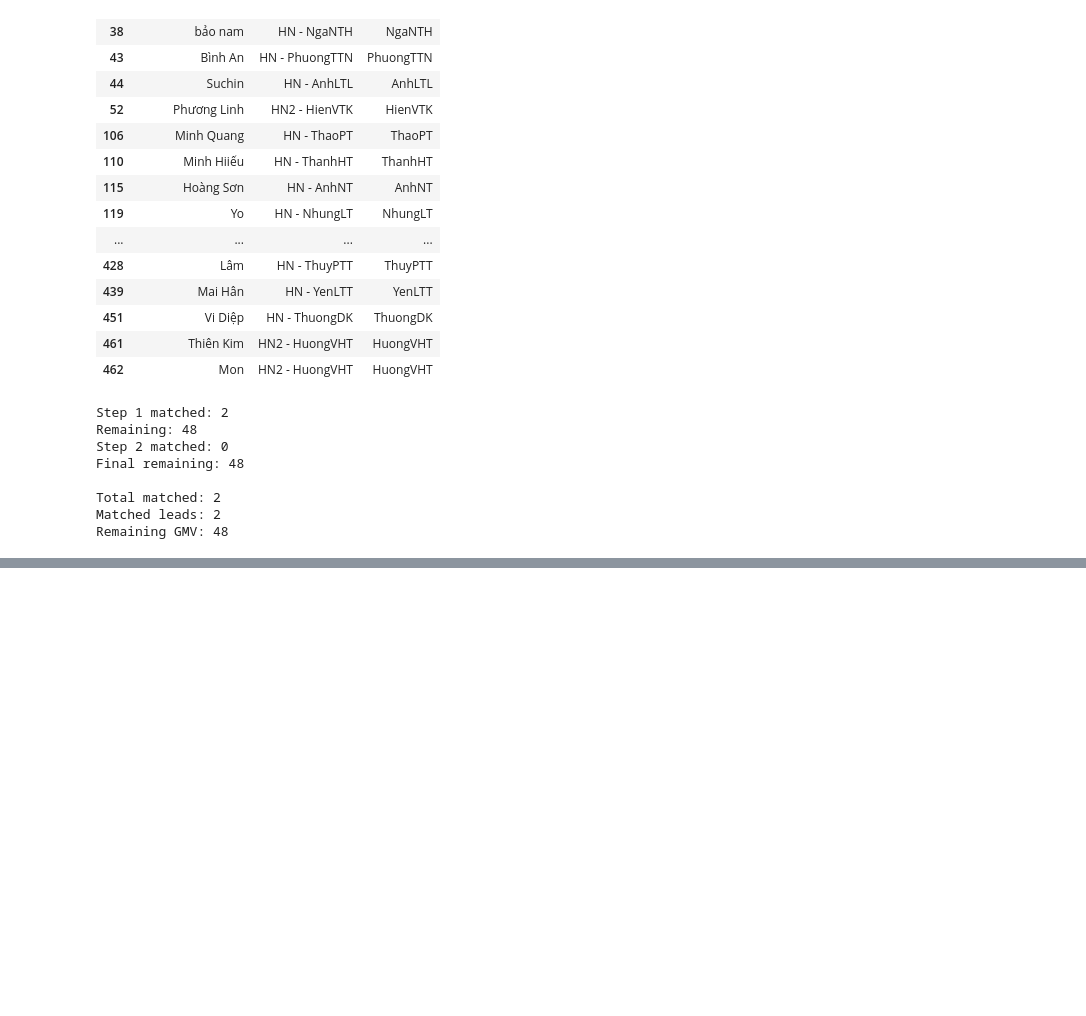
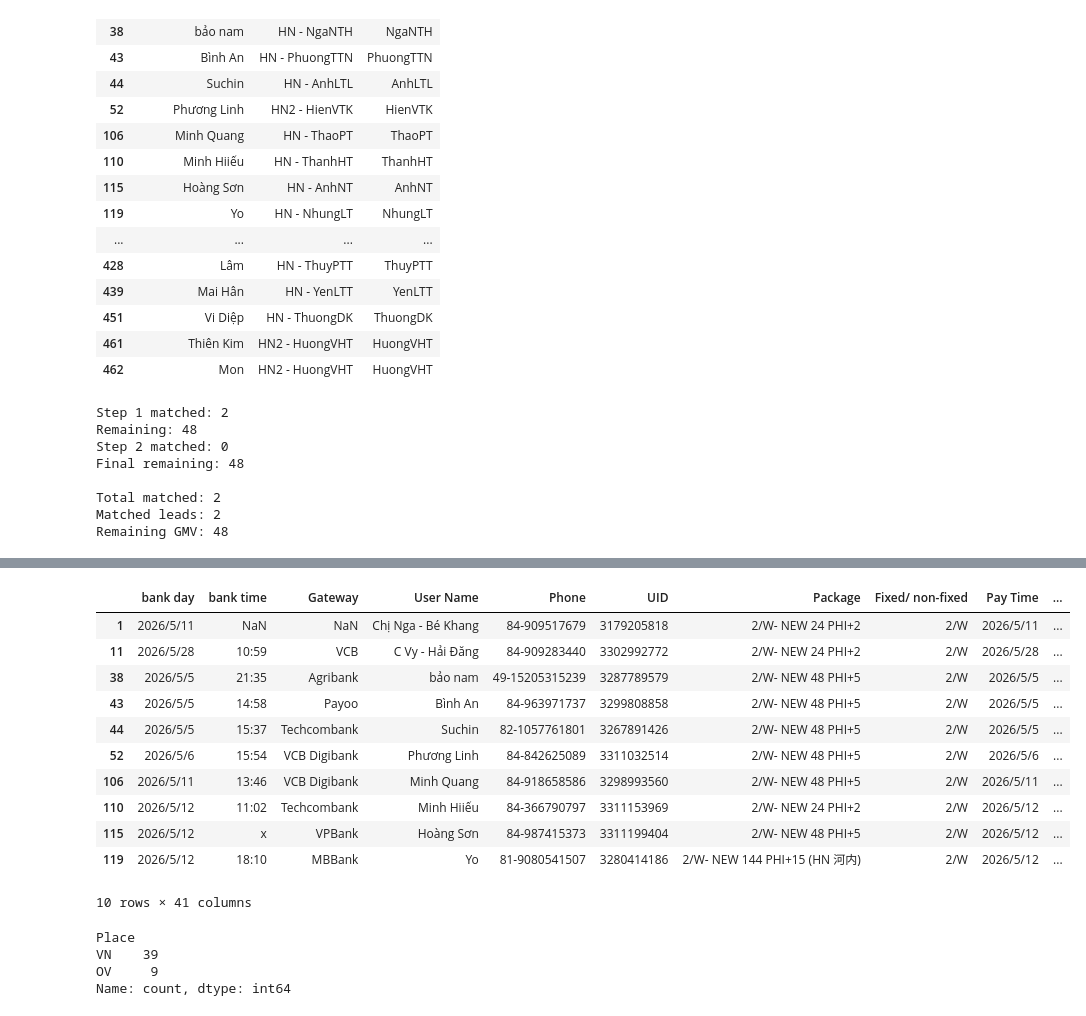
Before and after one commit to godwindk3/data_handle_palfish, a Jupyter notebook: practice_3.ipynb, the cells around one changed output, grey strips where cells are left out. Cells and saved outputs as stored; diff of their text form; code cells hidden in the pictures; blank space fills up the shorter version.

```diff
--- a/practice_3.ipynb
+++ b/practice_3.ipynb
@@ -793,0 +817,26 @@ Name: 1, dtype: object
+# %%
+df_gmv.head(10)
+# %% [output]
+|  | bank day | bank time | Gateway | User Name | Phone | UID | Package | Fixed/ non-fixed | Pay Time | ... |
+| 1 | 2026/5/11 | NaN | NaN | Chị Nga - Bé Khang | 84-909517679 | 3179205818 | 2/W- NEW 24 PHI+2 | 2/W | 2026/5/11 | ... |
+| 11 | 2026/5/28 | 10:59 | VCB | C Vy - Hải Đăng | 84-909283440 | 3302992772 | 2/W- NEW 24 PHI+2 | 2/W | 2026/5/28 | ... |
+| 38 | 2026/5/5 | 21:35 | Agribank | bảo nam | 49-15205315239 | 3287789579 | 2/W- NEW 48 PHI+5 | 2/W | 2026/5/5 | ... |
+| 43 | 2026/5/5 | 14:58 | Payoo | Bình An | 84-963971737 | 3299808858 | 2/W- NEW 48 PHI+5 | 2/W | 2026/5/5 | ... |
+| 44 | 2026/5/5 | 15:37 | Techcombank | Suchin | 82-1057761801 | 3267891426 | 2/W- NEW 48 PHI+5 | 2/W | 2026/5/5 | ... |
+| 52 | 2026/5/6 | 15:54 | VCB Digibank | Phương Linh | 84-842625089 | 3311032514 | 2/W- NEW 48 PHI+5 | 2/W | 2026/5/6 | ... |
+| 106 | 2026/5/11 | 13:46 | VCB Digibank | Minh Quang | 84-918658586 | 3298993560 | 2/W- NEW 48 PHI+5 | 2/W | 2026/5/11 | ... |
+| 110 | 2026/5/12 | 11:02 | Techcombank | Minh Hiiếu | 84-366790797 | 3311153969 | 2/W- NEW 24 PHI+2 | 2/W | 2026/5/12 | ... |
+| 115 | 2026/5/12 | x | VPBank | Hoàng Sơn | 84-987415373 | 3311199404 | 2/W- NEW 48 PHI+5 | 2/W | 2026/5/12 | ... |
+| 119 | 2026/5/12 | 18:10 | MBBank | Yo | 81-9080541507 | 3280414186 | 2/W- NEW 144 PHI+15 (HN 河内) | 2/W | 2026/5/12 | ... |
+10 rows × 41 columns
+# %%
+# Count the frequency of each unique value in the 'Place' column
+place_counts = df_gmv['Place'].value_counts()
+
+# Display the result
+print(place_counts)
+# %% [output]
+Place
+VN    39
+OV     9
+Name: count, dtype: int64
```
Also changed, not shown: parts of 25 cells of this notebook, 1 other file.
